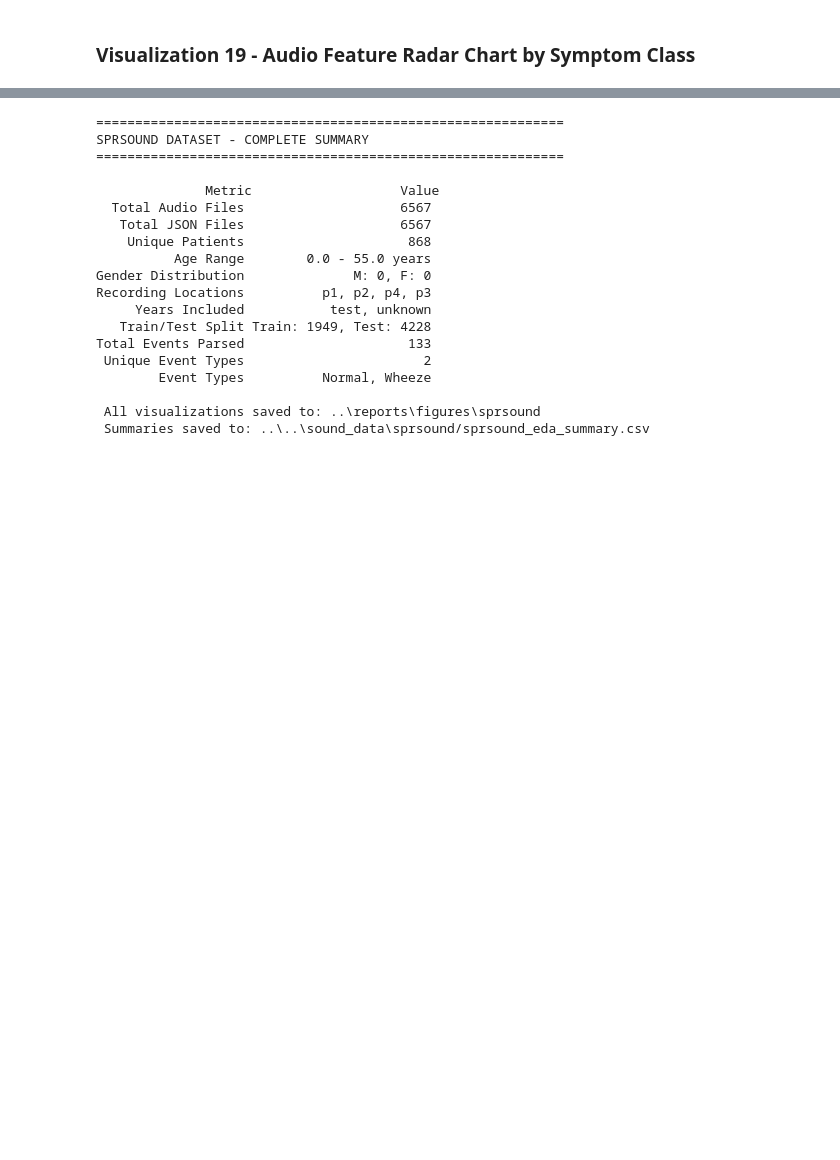
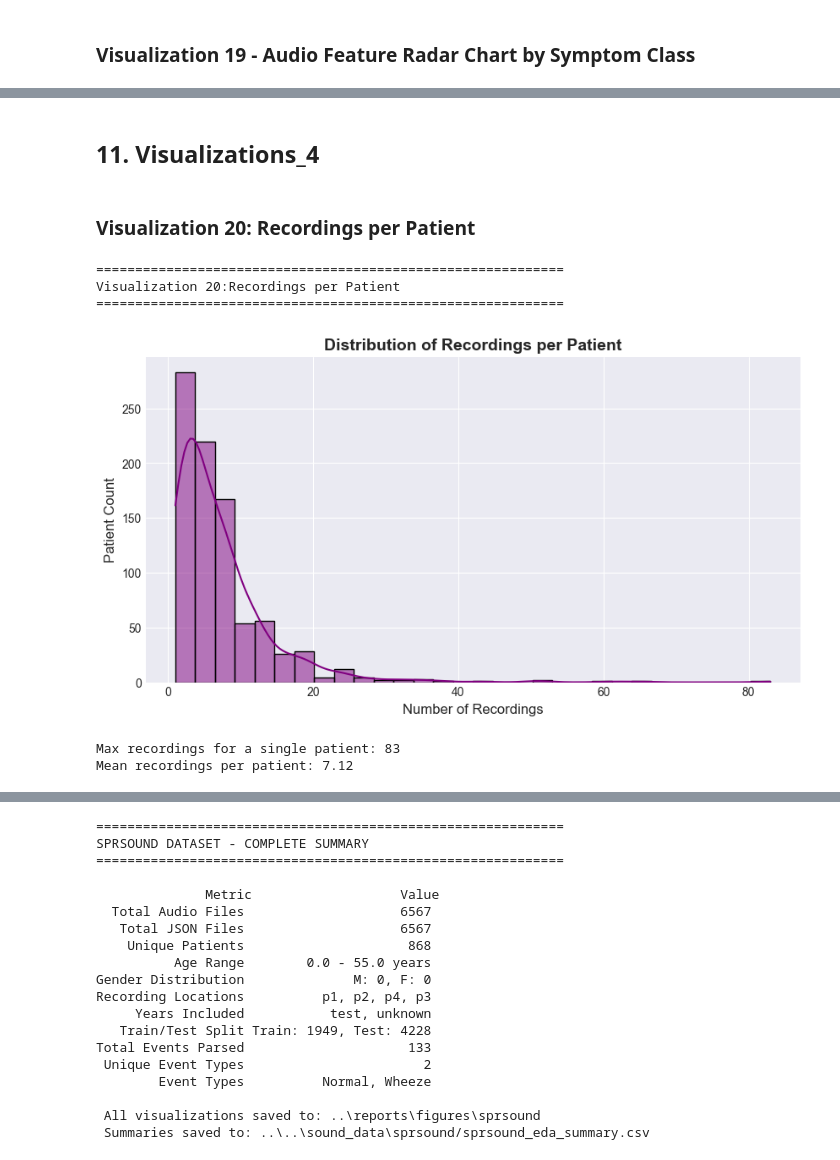
Before and after one commit to mablemunanura/NEONATES, a Jupyter notebook: notebooks/EDA/eda_sprsound.ipynb, the cells around one changed output, grey strips where cells are left out. Cells and saved outputs as stored; diff of their text form; code cells hidden in the pictures; blank space fills up the shorter version.

```diff
--- a/notebooks/EDA/eda_sprsound.ipynb
+++ b/notebooks/EDA/eda_sprsound.ipynb
@@ -1375,3 +1484,29 @@ Normalized Feature Values by Symptom Class:
                rms_mean  zcr_mean  spectral_centroid  mfcc_1  mfcc_2  mfcc_3
 symptom_class
 Normal            0.744     0.744                1.0     0.0   0.921   0.861
+# %% [markdown]
+## 11. Visualizations_4
+# %% [markdown]
+### Visualization 20: Recordings per Patient
+# %%
+print("\n" + "="*60)
+print("Visualization 20:Recordings per Patient")
+print("="*60)
+
+plt.figure(figsize=(10, 5))
+recordings_per_patient = df_files['patient_id'].value_counts()
+sns.histplot(recordings_per_patient, bins=30, kde=True, color='purple')
+plt.title('Distribution of Recordings per Patient', fontsize=14, fontweight='bold')
+plt.xlabel('Number of Recordings', fontsize=12)
+plt.ylabel('Patient Count', fontsize=12)
+plt.show()
+
+print(f"Max recordings for a single patient: {recordings_per_patient.max()}")
+print(f"Mean recordings per patient: {recordings_per_patient.mean():.2f}")
+# %% [output]
+============================================================
+Visualization 20:Recordings per Patient
+============================================================
+[figure, added]
+Max recordings for a single patient: 83
+Mean recordings per patient: 7.12
```
Also changed, not shown: parts of 22 cells of this notebook, 18 other files.
